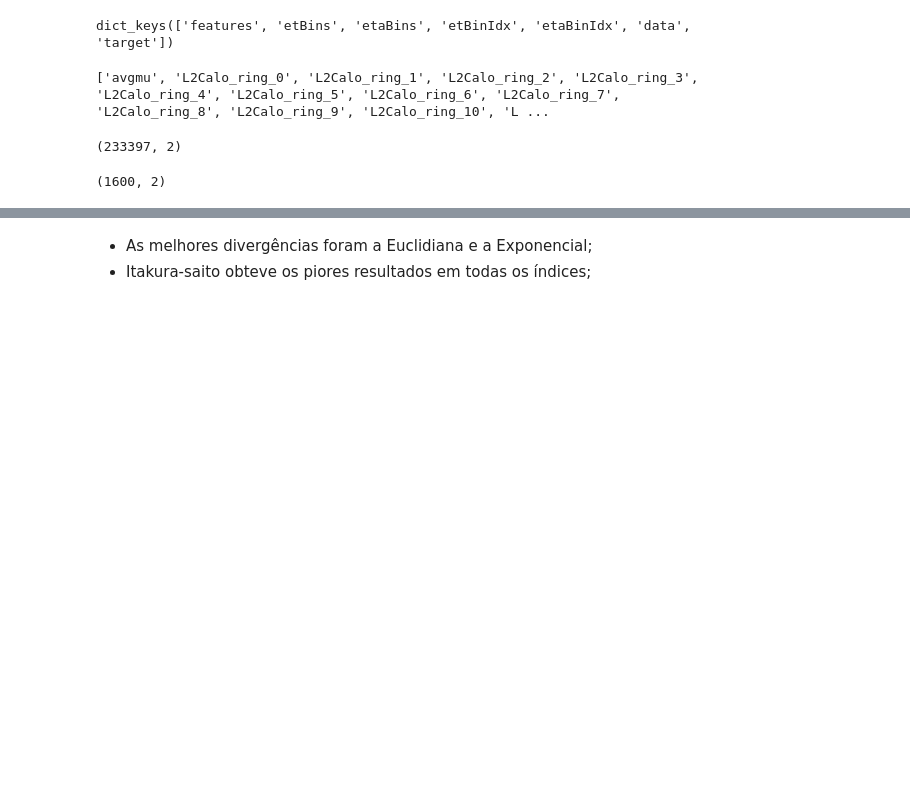
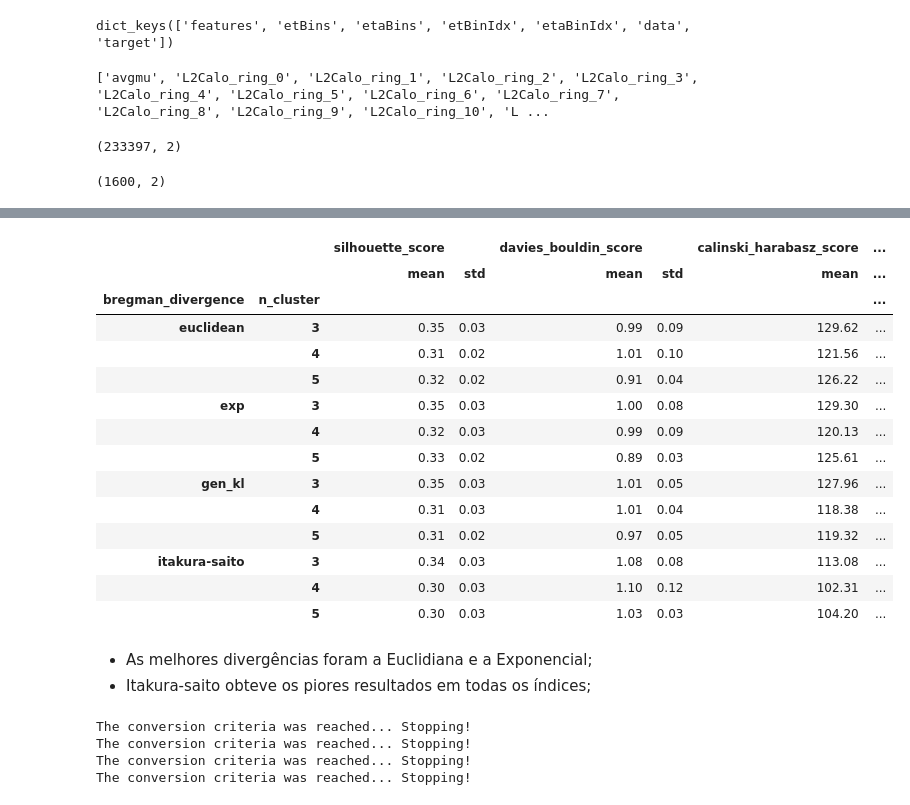
Before and after one commit to micaelverissimo/bregman_clustering, a Jupyter notebook: jupyter-notebooks/information_geometry_ringer.ipynb, the cells around one changed output, grey strips where cells are left out. Saved outputs shown, nothing was run; the diff lists cells and outputs as text; code cells hidden in the pictures; blank space fills up the shorter version.

```diff
--- a/jupyter-notebooks/information_geometry_ringer.ipynb
+++ b/jupyter-notebooks/information_geometry_ringer.ipynb
@@ -237,3 +233,21 @@ cv_table
+# %%
+cv_table.round(2)
+# %% [output]
+|  |  | silhouette_score |  | davies_bouldin_score |  | calinski_harabasz_score | ... |
+|  |  | mean | std | mean | std | mean | ... |
+| bregman_divergence | n_cluster |  |  |  |  |  | ... |
+| euclidean | 3 | 0.35 | 0.03 | 0.99 | 0.09 | 129.62 | ... |
+|  | 4 | 0.31 | 0.02 | 1.01 | 0.10 | 121.56 | ... |
+|  | 5 | 0.32 | 0.02 | 0.91 | 0.04 | 126.22 | ... |
+| exp | 3 | 0.35 | 0.03 | 1.00 | 0.08 | 129.30 | ... |
+|  | 4 | 0.32 | 0.03 | 0.99 | 0.09 | 120.13 | ... |
+|  | 5 | 0.33 | 0.02 | 0.89 | 0.03 | 125.61 | ... |
+| gen_kl | 3 | 0.35 | 0.03 | 1.01 | 0.05 | 127.96 | ... |
+|  | 4 | 0.31 | 0.03 | 1.01 | 0.04 | 118.38 | ... |
+|  | 5 | 0.31 | 0.02 | 0.97 | 0.05 | 119.32 | ... |
+| itakura-saito | 3 | 0.34 | 0.03 | 1.08 | 0.08 | 113.08 | ... |
+|  | 4 | 0.30 | 0.03 | 1.10 | 0.12 | 102.31 | ... |
+|  | 5 | 0.30 | 0.03 | 1.03 | 0.03 | 104.20 | ... |
 # %% [markdown]
 * As melhores divergências foram a Euclidiana e a Exponencial;
 * Itakura-saito obteve os piores resultados em todas os índices;
@@ -241,0 +256,15 @@ cv_table.to_excel('../data_files/clusterization_table.xlsx')
+# %%
+scaler         = MinMaxScaler(feature_range=(epsilon, 1))
+norm_data      = scaler.fit_transform(data_)
+icluster = 3
+for idiv in divs:
+    kmeans = base_kmeans(n_clusters=icluster)
+    kmeans.fit(norm_data, n_iter=50, tol=1e-3, breg_div=idiv)
+    plot_div_evo(kmeans, breg_div=idiv, tag='%s_%i_cluster_operation' %(idiv, icluster))
+    plot_voronoi2D_diagram(kmeans, X=norm_data, classes=y, divergence=idiv,
+                                       tag='%s_%i_cluster_operation' %(idiv, icluster))
+# %% [output]
+The conversion criteria was reached... Stopping!
+The conversion criteria was reached... Stopping!
+The conversion criteria was reached... Stopping!
+The conversion criteria was reached... Stopping!
```
Also changed, not shown: parts of 5 cells of this notebook, 2 other files.
